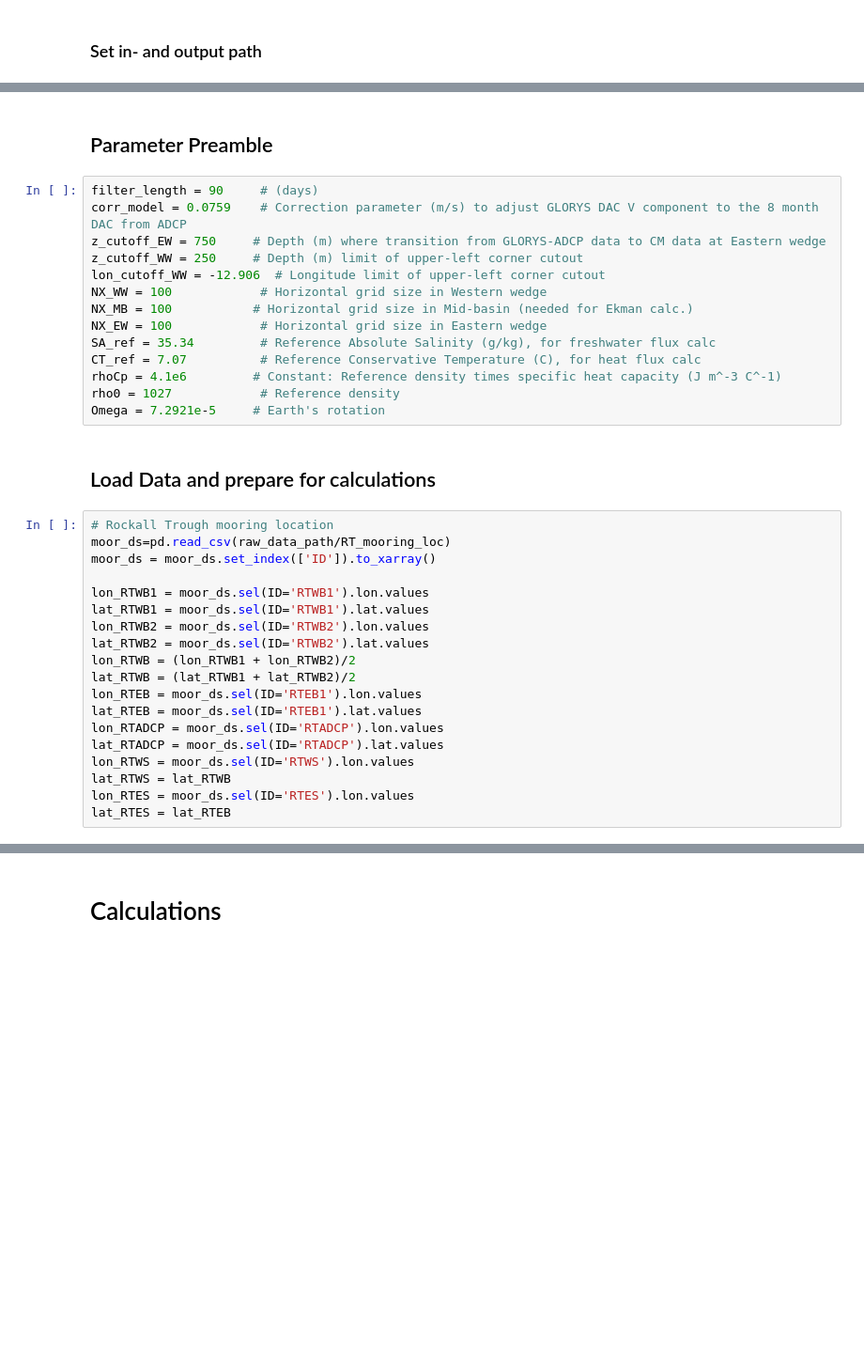
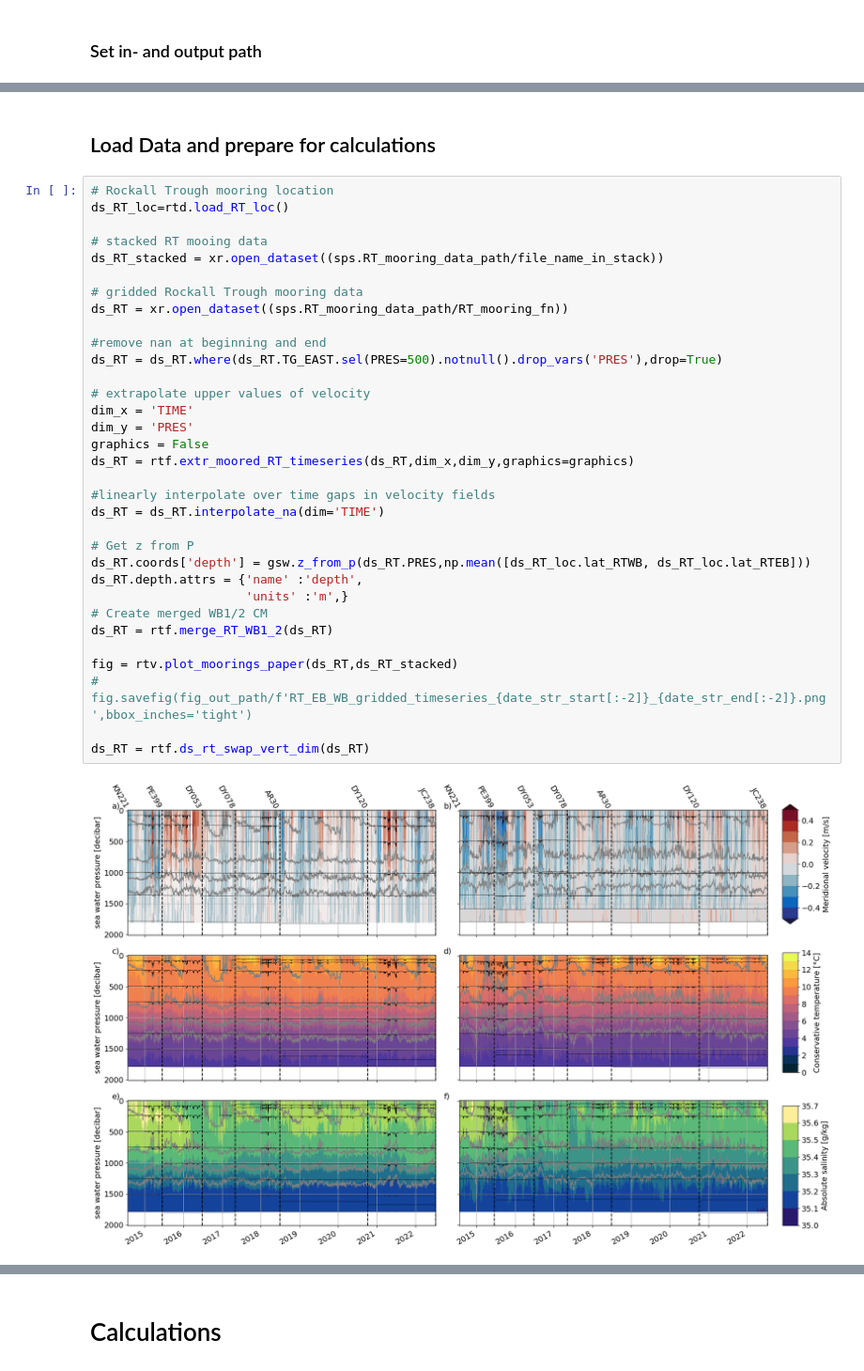
Before and after one commit to ScotMarPhys/Rockall_Trough_Transports, a Jupyter notebook: notebooks/3.0_Rockall_Trough_transports_2014_2022_v1.ipynb, the cells around one changed output, grey strips where cells are left out. Shown at 94% size. Drawn from its saved outputs; the diff is of its cells as text; blank space fills up the shorter version.

```diff
--- a/notebooks/3.0_Rockall_Trough_transports_2014_2022_v1.ipynb
+++ b/notebooks/3.0_Rockall_Trough_transports_2014_2022_v1.ipynb
@@ -73,37 +58,37 @@ ERA5_fn = 'ERA5_tauxy_RT_2014-2022.nc'
-# %% [markdown]
-## Parameter Preamble
-# %%
-filter_length = 90     # (days)
-corr_model = 0.0759    # Correction parameter (m/s) to adjust GLORYS DAC V component to the 8 month DAC from ADCP
-z_cutoff_EW = 750     # Depth (m) where transition from GLORYS-ADCP data to CM data at Eastern wedge
-z_cutoff_WW = 250     # Depth (m) limit of upper-left corner cutout
-lon_cutoff_WW = -12.906  # Longitude limit of upper-left corner cutout
-NX_WW = 100            # Horizontal grid size in Western wedge
-NX_MB = 100           # Horizontal grid size in Mid-basin (needed for Ekman calc.)
-NX_EW = 100            # Horizontal grid size in Eastern wedge
-SA_ref = 35.34         # Reference Absolute Salinity (g/kg), for freshwater flux calc
-CT_ref = 7.07          # Reference Conservative Temperature (C), for heat flux calc
-rhoCp = 4.1e6         # Constant: Reference density times specific heat capacity (J m^-3 C^-1)
-rho0 = 1027            # Reference density
-Omega = 7.2921e-5     # Earth's rotation
 # %% [markdown]
 ## Load Data and prepare for calculations
 # %%
 # Rockall Trough mooring location
-moor_ds=pd.read_csv(raw_data_path/RT_mooring_loc)
-moor_ds = moor_ds.set_index(['ID']).to_xarray()
+ds_RT_loc=rtd.load_RT_loc()
 
-lon_RTWB1 = moor_ds.sel(ID='RTWB1').lon.values
-lat_RTWB1 = moor_ds.sel(ID='RTWB1').lat.values
-lon_RTWB2 = moor_ds.sel(ID='RTWB2').lon.values
-lat_RTWB2 = moor_ds.sel(ID='RTWB2').lat.values
-lon_RTWB = (lon_RTWB1 + lon_RTWB2)/2
-lat_RTWB = (lat_RTWB1 + lat_RTWB2)/2
-lon_RTEB = moor_ds.sel(ID='RTEB1').lon.values
-lat_RTEB = moor_ds.sel(ID='RTEB1').lat.values
-lon_RTADCP = moor_ds.sel(ID='RTADCP').lon.values
-lat_RTADCP = moor_ds.sel(ID='RTADCP').lat.values
-lon_RTWS = moor_ds.sel(ID='RTWS').lon.values
-lat_RTWS = lat_RTWB
-lon_RTES = moor_ds.sel(ID='RTES').lon.values
-lat_RTES = lat_RTEB
+# stacked RT mooing data
+ds_RT_stacked = xr.open_dataset((sps.RT_mooring_data_path/file_name_in_stack))
+
+# gridded Rockall Trough mooring data
+ds_RT = xr.open_dataset((sps.RT_mooring_data_path/RT_mooring_fn))
+
+#remove nan at beginning and end
+ds_RT = ds_RT.where(ds_RT.TG_EAST.sel(PRES=500).notnull().drop_vars('PRES'),drop=True)
+
+# extrapolate upper values of velocity
+dim_x = 'TIME'
+dim_y = 'PRES'
+graphics = False
+ds_RT = rtf.extr_moored_RT_timeseries(ds_RT,dim_x,dim_y,graphics=graphics)
+
+#linearly interpolate over time gaps in velocity fields
+ds_RT = ds_RT.interpolate_na(dim='TIME')
+
+# Get z from P
+ds_RT.coords['depth'] = gsw.z_from_p(ds_RT.PRES,np.mean([ds_RT_loc.lat_RTWB, ds_RT_loc.lat_RTEB]))
+ds_RT.depth.attrs = {'name' :'depth',
+                     'units' :'m',}
+# Create merged WB1/2 CM
+ds_RT = rtf.merge_RT_WB1_2(ds_RT)
+
+fig = rtv.plot_moorings_paper(ds_RT,ds_RT_stacked)
+# fig.savefig(fig_out_path/f'RT_EB_WB_gridded_timeseries_{date_str_start[:-2]}_{date_str_end[:-2]}.png',bbox_inches='tight')
+
+ds_RT = rtf.ds_rt_swap_vert_dim(ds_RT)
+# %% [output]
+[figure, added]
```
Also changed, not shown: parts of 19 cells of this notebook.
